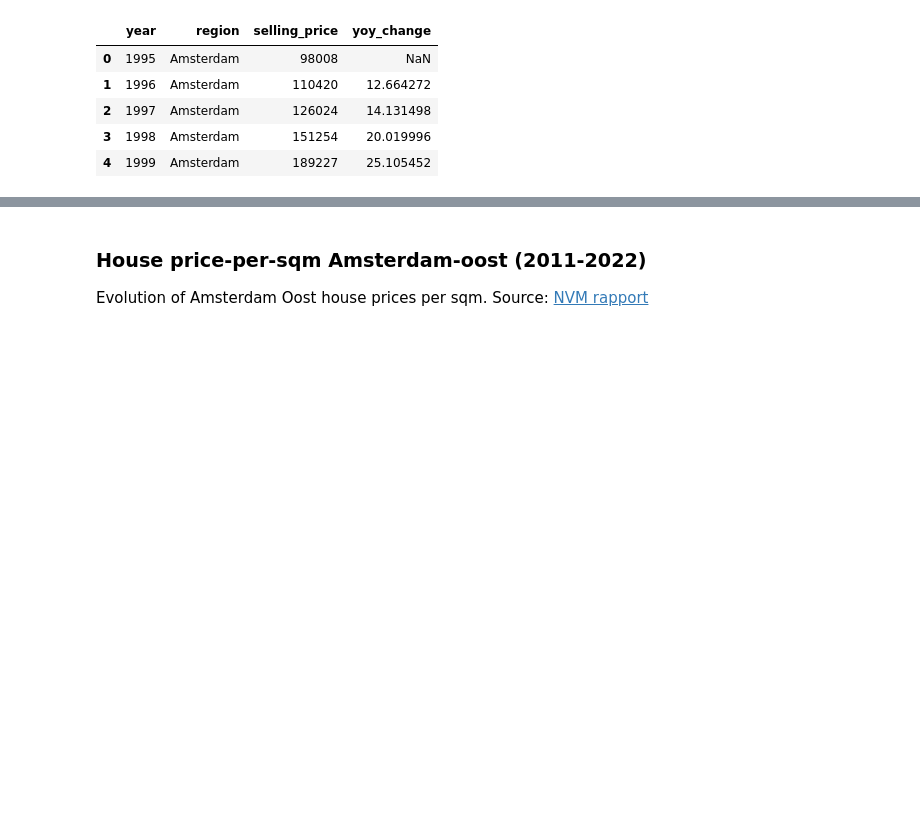
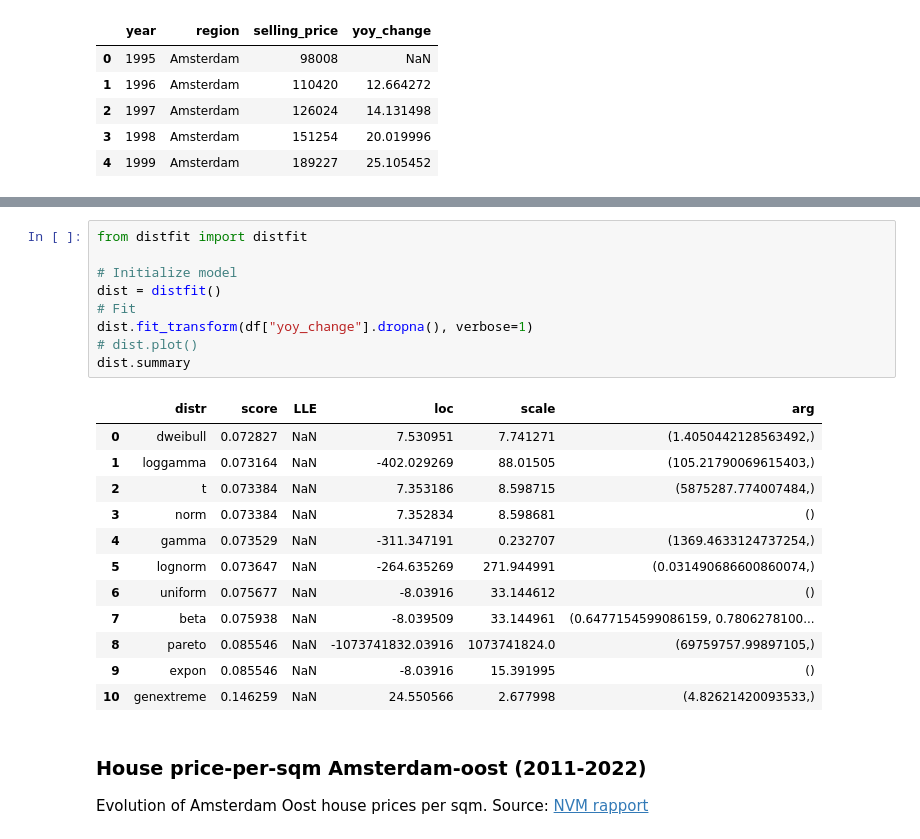
Before and after one commit to ZenBel/buy-vs-rent, a Jupyter notebook: ams_real_estate.ipynb, the cells around one changed output, grey strips where cells are left out. Drawn from its saved outputs; the diff is of its cells as text; blank space fills up the shorter version.

```diff
--- a/ams_real_estate.ipynb
+++ b/ams_real_estate.ipynb
@@ -36,5 +36,27 @@ Max yoy house price decrease: -8.04%
 [figure]
 [figure]
+# %%
+from distfit import distfit
+
+# Initialize model
+dist = distfit()
+# Fit
+dist.fit_transform(df["yoy_change"].dropna(), verbose=1)
+# dist.plot()
+dist.summary
+# %% [output]
+|  | distr | score | LLE | loc | scale | arg |
+| 0 | dweibull | 0.072827 | NaN | 7.530951 | 7.741271 | (1.4050442128563492,) |
+| 1 | loggamma | 0.073164 | NaN | -402.029269 | 88.01505 | (105.21790069615403,) |
+| 2 | t | 0.073384 | NaN | 7.353186 | 8.598715 | (5875287.774007484,) |
+| 3 | norm | 0.073384 | NaN | 7.352834 | 8.598681 | () |
+| 4 | gamma | 0.073529 | NaN | -311.347191 | 0.232707 | (1369.4633124737254,) |
+| 5 | lognorm | 0.073647 | NaN | -264.635269 | 271.944991 | (0.031490686600860074,) |
+| 6 | uniform | 0.075677 | NaN | -8.03916 | 33.144612 | () |
+| 7 | beta | 0.075938 | NaN | -8.039509 | 33.144961 | (0.6477154599086159, 0.7806278100... |
+| 8 | pareto | 0.085546 | NaN | -1073741832.03916 | 1073741824.0 | (69759757.99897105,) |
+| 9 | expon | 0.085546 | NaN | -8.03916 | 15.391995 | () |
+| 10 | genextreme | 0.146259 | NaN | 24.550566 | 2.677998 | (4.82621420093533,) |
 # %% [markdown]
 ### House price-per-sqm Amsterdam-oost (2011-2022)
 
```
Also changed, not shown: parts of 6 cells of this notebook, 1 other file.
